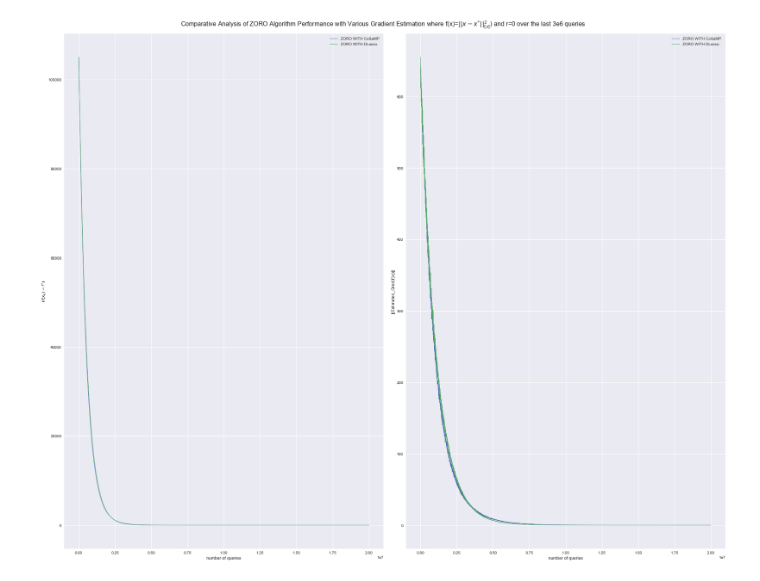
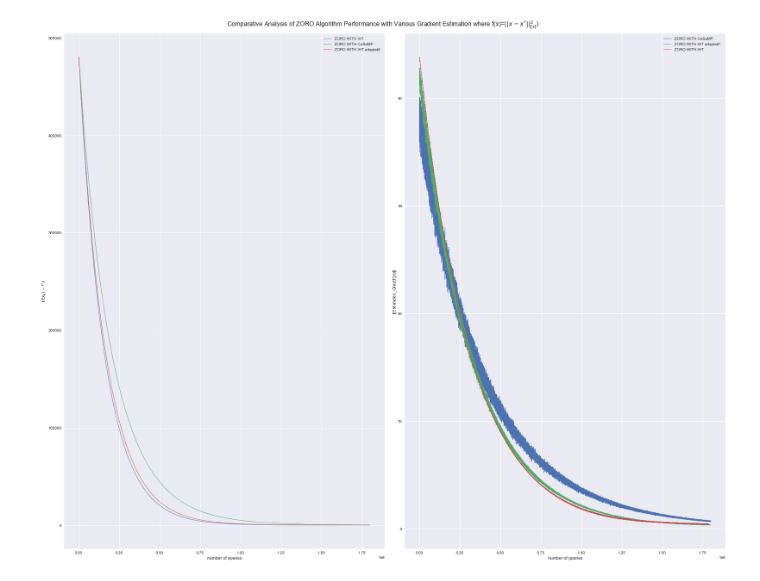
Before and after one commit to ilyeshammouda/Stage_2A_ENSAE, a Jupyter notebook: notebook/figs.ipynb, the cells around one changed output. Drawn from its saved outputs; the diff is of its cells as text; code cells hidden in the pictures.

```diff
--- a/notebook/figs.ipynb
+++ b/notebook/figs.ipynb
@@ -16,8 +17,10 @@ est_grad_DLasso_DataFrame=pd.read_excel('est_grad_norm_list_DLasso_no_noise2023-
 # %%
 #Convert DataFrames to Numpy arrays
-Performace_ZORO_CO_list=per_Co_DataFrame.values
-Performace_ZORO_DLasso_list=per_DLasso_DataFrame.values
-est_grad_Co_list=est_grad_Co_DataFrame.values
-est_grad_DLasso_list=est_grad_DLasso_DataFrame.values
+per_IHT=per_IHT_DataFrame.values
+per_Co=per_Co_DataFrame.values
+per_IHT_ad=per_IHT_ad_DataFrame.values
+est_grad_IHT=est_grad_IHT_DataFrame.values
+est_grad_Co=est_grad_Co_DataFrame.values
+est_grad_IHT_ad=est_grad_IHT_ad_DataFrame.values
 # %%
 #select the last elements of the list
@@ -28,37 +38,46 @@ est_grad_DLasso_list_last=np.array(est_grad_DLasso_list)
 # %%
 mpl.style.use('seaborn')
 
 fig, axs = plt.subplots(1, 2, figsize=(25, 20))
 
 ax1 = axs[0]
-ax1.plot(np.array(Performace_ZORO_CO_last)[:,0],
- ((np.array(Performace_ZORO_CO_last)[:,1])), linewidth=1 ,label = "ZORO WITH CoSaMP.")
+ax1.plot(np.array(per_IHT)[:,0],
+ ((np.array(per_IHT)[:,1])), linewidth=1 ,label = "ZORO WITH IHT.")
 
-ax1.plot(np.array(Performace_ZORO_DLasso_last)[:,0],
- ((np.array(Performace_ZORO_DLasso_last)[:,1])), linewidth=1, label = "ZORO WITH DLasso.")
+ax1.plot(np.array(per_Co)[:,0],
+ ((np.array(per_Co)[:,1])), linewidth=1, label = "ZORO WITH CoSaMP.")
+
+ax1.plot(np.array(per_IHT_ad)[:,0],
+ ((np.array(per_IHT_ad)[:,1])), linewidth=1, label = "ZORO WITH IHT adaptatif.")
 
 ax1.set_xlabel('number of queries')
 ax1.set_ylabel('$(f(x_{k})-f^{*})$')
 #ax1.set_title('COSAMP VS DLasso')
 ax1.legend()
 
 
 
 ax3 = axs[1]
-ax3.plot(np.array(est_grad_Co_list_last)[:,0],
- ((np.array(est_grad_Co_list_last)[:,1])), linewidth=1, label = "ZORO WITH CoSaMP.")
+ax3.plot(np.array(est_grad_Co)[:,0],
+ ((np.array(est_grad_Co)[:,1])), linewidth=1, label = "ZORO WITH CoSaMP.")
 
-ax3.plot(np.array(est_grad_DLasso_list_last)[:,0],
- ((np.array(est_grad_DLasso_list_last)[:,1])), linewidth=1, label = "ZORO WITH DLasso.")
+ax3.plot(np.array(est_grad_IHT_ad)[:,0],
+ ((np.array(est_grad_IHT_ad)[:,1])), linewidth=1, label = "ZORO WITH IHT adaptatif .")
+
+ax3.plot(np.array(est_grad_IHT)[:,0],
+ ((np.array(est_grad_IHT)[:,1])), linewidth=1, label = "ZORO WITH IHT.")
+
+
+
 ax3.set_xlabel('number of queries')
 ax3.set_ylabel('||Estimated_Grad(f(x))||')
 #ax3.set_title('COSAMP VS DLasso')
 ax3.legend()
 
 
 
-plt.suptitle("Comparative Analysis of ZORO Algorithm Performance with Various Gradient Estimation where f(x)=$||x-x^{*}||_{[s]}^{2}$) and r=0 over the last 3e6 queries", fontsize=16)
+plt.suptitle("Comparative Analysis of ZORO Algorithm Performance with Various Gradient Estimation where f(x)=$||x-x^{*}||_{[s]}^{2}$)", fontsize=16)
 plt.tight_layout(pad=2.0)
 plt.show()
 # %% [output]
-[figure, old version]
+[figure, new version]
```
Also changed, not shown: parts of 6 cells of this notebook, 29 other files.
